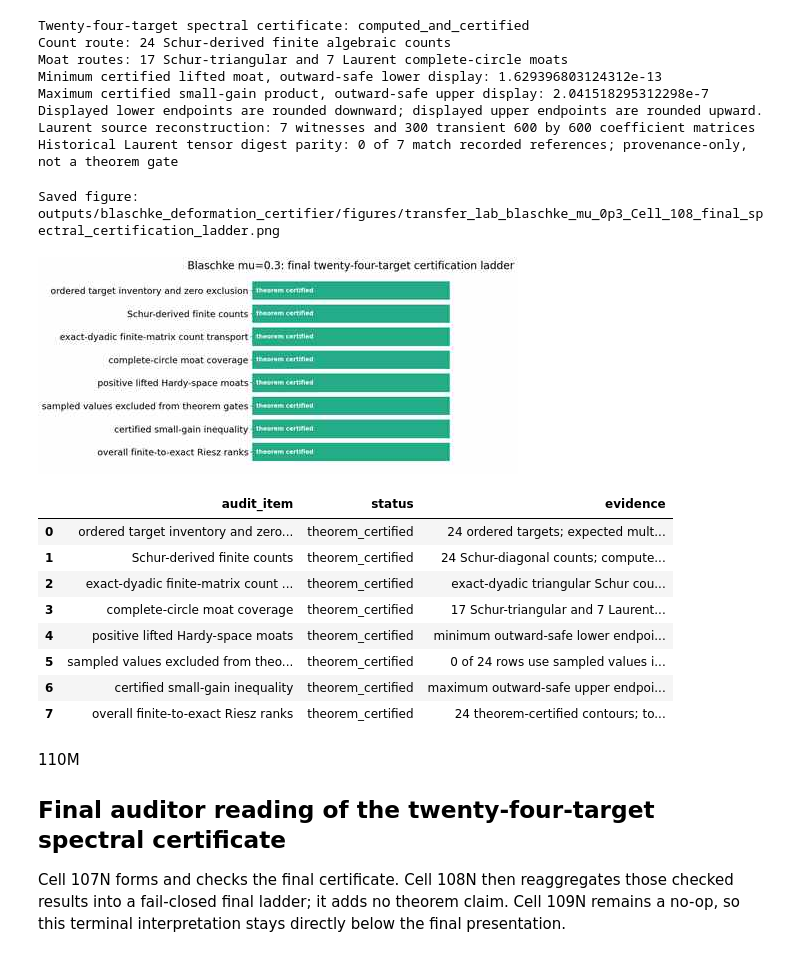
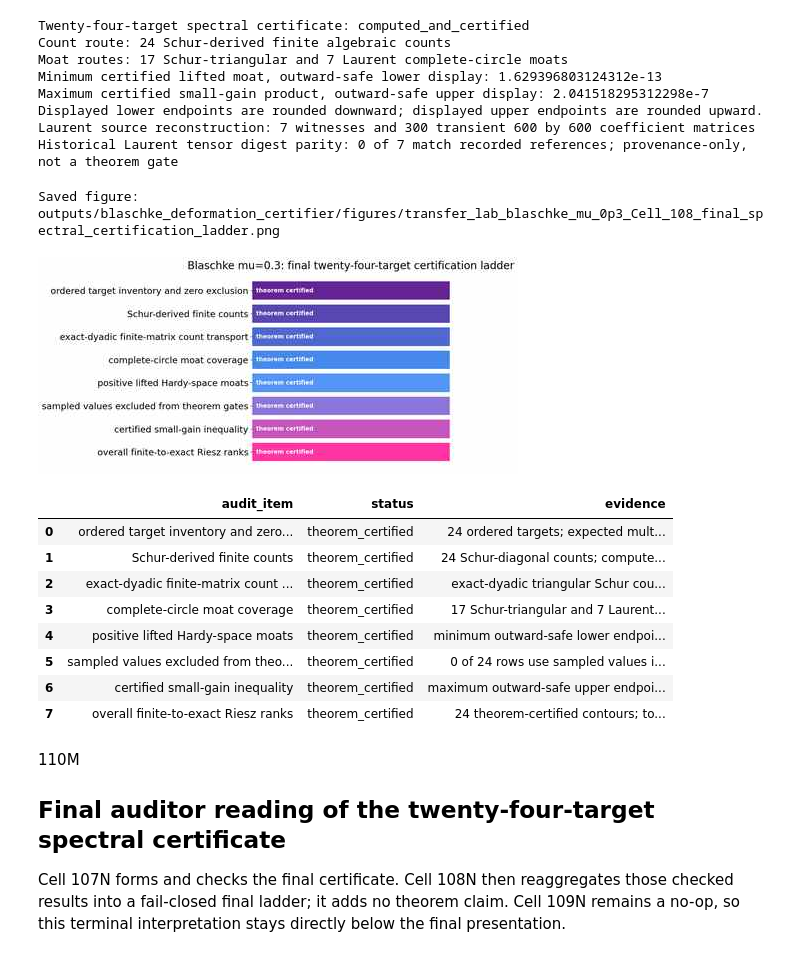
Before and after one commit to LucyNowacki/blaschke-certificate-reproducibility-of-transfer-operator, a Jupyter notebook: Numerics/blaschke_deformation_certifier_thesis_math.ipynb, the cells around one changed output. Saved outputs shown, nothing was run; the diff lists cells and outputs as text; code cells hidden in the pictures.

Commit message:
Use thesis palette gradient for final ladder

```diff
--- a/Numerics/blaschke_deformation_certifier_thesis_math.ipynb
+++ b/Numerics/blaschke_deformation_certifier_thesis_math.ipynb
@@ -20638,7 +20638,7 @@ Historical Laurent tensor digest parity: 0 of 7 match recorded references; prove
 # %%
 #108N
 # notebook-provenance: begin
-# helpers: plotting: display_table; plotting: plot_certification_ladder; direct imports in this cell: plotting: display_table, plot_certification_ladder
+# helpers: plotting: display_table; plotting: phase1_gradient_palette; plotting: plot_certification_ladder; direct imports in this cell: plotting: display_table, phase1_gradient_palette, plot_certification_ladder
 # data_sources: Cell 107N::spectral_contour_certificate_df; Cell 107N::SPECTRAL_CONTOUR_CERTIFICATE
 # prior_results: Cell 107N::_computed_multiplicity; Cell 107N::_expected_multiplicity; Cell 107N::_schur_moat_rows; Cell 107N::_laurent_moat_rows; Cell 107N::CELL103_MINIMUM_CERTIFIED_MOAT_TEXT; Cell 107N::CELL103_MAXIMUM_SMALL_GAIN; Cell 107N::CELL103_MAXIMUM_SMALL_GAIN_TEXT
 # execution_mode: arithmetic: Boolean reaggregation of Cell 107N theorem gates only; cache_policy: none; kind: final_certificate_presentation; parallelism: single process
@@ -20648,7 +20648,7 @@ Historical Laurent tensor digest parity: 0 of 7 match recorded references; prove
 # notebook-provenance: end
 # Final theorem-facing certification ladder, derived only from Cell 107N.
 
-from plotting import display_table, plot_certification_ladder
+from plotting import display_table, phase1_gradient_palette, plot_certification_ladder
 
 _final_bool_column = lambda field: (
     spectral_contour_certificate_df[field]
@@ -20794,38 +20794,37 @@ final_certification_ladder_df = pd.DataFrame(
     _final_ladder_rows,
     columns=("audit_item", "status", "evidence", "passed"),
 )
 if not final_certification_ladder_df["passed"].all():
     _failed_final_ladder_items = final_certification_ladder_df.loc[
         ~final_certification_ladder_df["passed"], "audit_item"
     ].tolist()
     raise AssertionError(
         "The final certification ladder is not theorem-certified: "
         f"{_failed_final_ladder_items}."
     )
 
 FINAL_CERTIFICATION_LADDER_RESULT = plot_certification_ladder(
     final_certification_ladder_df,
     title=(
         "Blaschke mu=0.3: final twenty-four-target certification ladder"
     ),
-    status_colours={
-        "theorem_certified": "#009E73",
-        "gate_failed": "#D55E00",
-    },
+    item_colours=phase1_gradient_palette(
+        final_certification_ladder_df["audit_item"]
+    ),
     output_dir=FIG_DIR,
     stem=(
         "transfer_lab_blaschke_mu_0p3_"
         "Cell_108_final_spectral_certification_ladder"
     ),
     show=True,
 )
 _ = display_table(
     final_certification_ladder_df,
     columns=("audit_item", "status", "evidence"),
 )
 # %% [output]
 Saved figure: outputs/blaschke_deformation_certifier/figures/transfer_lab_blaschke_mu_0p3_Cell_108_final_spectral_certification_ladder.png
-[figure, old version]
+[figure, new version]
 |  | audit_item | status | evidence |
 | 0 | ordered target inventory and zero... | theorem_certified | 24 ordered targets; expected mult... |
 | 1 | Schur-derived finite counts | theorem_certified | 24 Schur-diagonal counts; compute... |
```
Also changed, not shown: 11 other files.
